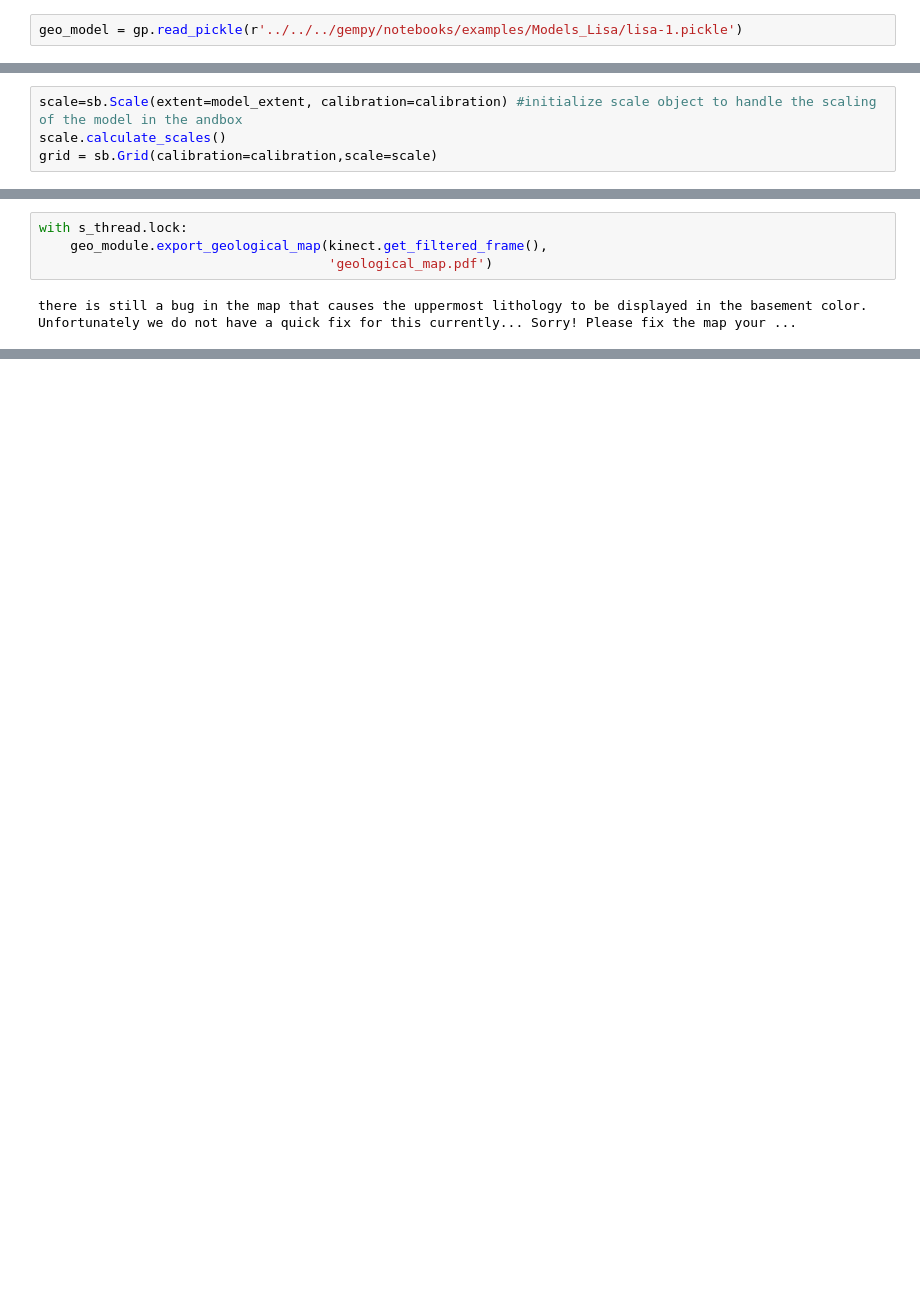
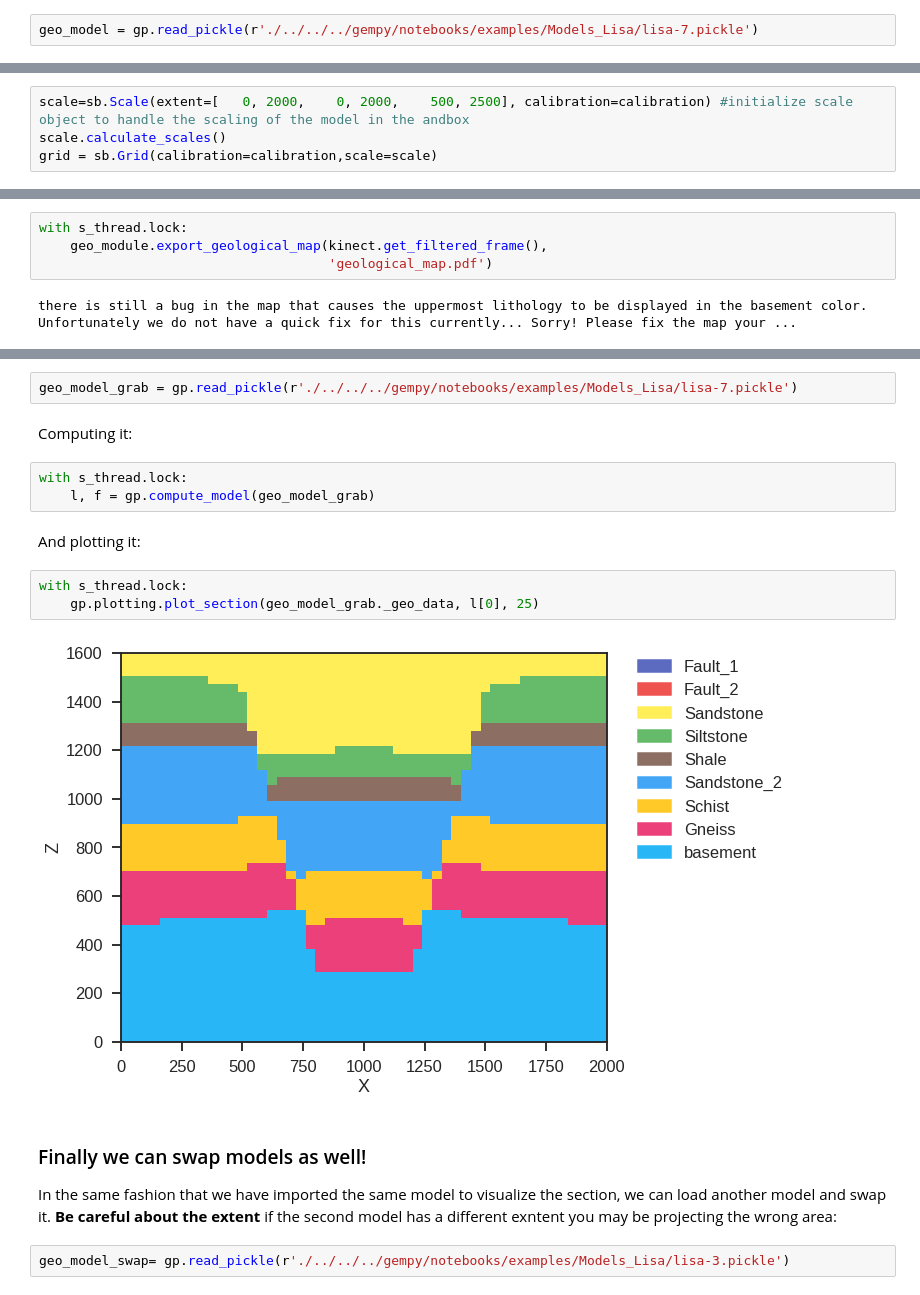
Before and after one commit to cgre-aachen/open_AR_Sandbox, a Jupyter notebook: notebooks/tutorials/run geologic model.ipynb, the cells around one changed output, grey strips where cells are left out. Cells and saved outputs as stored; diff of their text form; blank space fills up the shorter version.

Commit message:
[DOC]
- Updated the documentation of how running a geological model

```diff
--- a/notebooks/tutorials/run geologic model.ipynb
+++ b/notebooks/tutorials/run geologic model.ipynb
@@ -47,5 +47,5 @@ Now we need to generate the map that we want to poject. In the case of a geologi
 
 First we need to load the underlaying 3D model. We can find some examples in the GemPy library
 # %%
-geo_model = gp.read_pickle(r'../../../gempy/notebooks/examples/Models_Lisa/lisa-1.pickle')
+geo_model = gp.read_pickle(r'./../../../gempy/notebooks/examples/Models_Lisa/lisa-7.pickle')
 # %% [markdown]
@@ -62,7 +61,7 @@ model_extent = geo_model._geo_data.extent
 # %% [markdown]
 Now we need to connect the cloud of points recorded by the kinect to the scale of geological model
 # %%
-scale=sb.Scale(extent=model_extent, calibration=calibration) #initialize scale object to handle the scaling of the model in the andbox
+scale=sb.Scale(extent=[   0, 2000,    0, 2000,    500, 2500], calibration=calibration) #initialize scale object to handle the scaling of the model in the andbox
 scale.calculate_scales()
 grid = sb.Grid(calibration=calibration,scale=scale)
 # %% [output]
@@ -161,0 +158,20 @@ gp.plot.plot_surfaces_3D(geo_model_3d)
+# %%
+geo_model_grab = gp.read_pickle(r'./../../../gempy/notebooks/examples/Models_Lisa/lisa-7.pickle')
+# %% [markdown]
+Computing it:
+# %%
+with s_thread.lock:
+    l, f = gp.compute_model(geo_model_grab)
+# %% [markdown]
+And plotting it:
+# %%
+with s_thread.lock:
+    gp.plotting.plot_section(geo_model_grab._geo_data, l[0], 25)
+# %% [output]
+[figure, added]
+# %% [markdown]
+### Finally we can swap models as well!
+
+In the same fashion that we have imported the same model to visualize the section, we can load another model and swap it. **Be careful about the extent** if the second model has a different exntent you may be projecting the wrong area:
+# %%
+geo_model_swap= gp.read_pickle(r'./../../../gempy/notebooks/examples/Models_Lisa/lisa-3.pickle')
```
Also changed, not shown: parts of 37 cells of this notebook, 2 other files.
